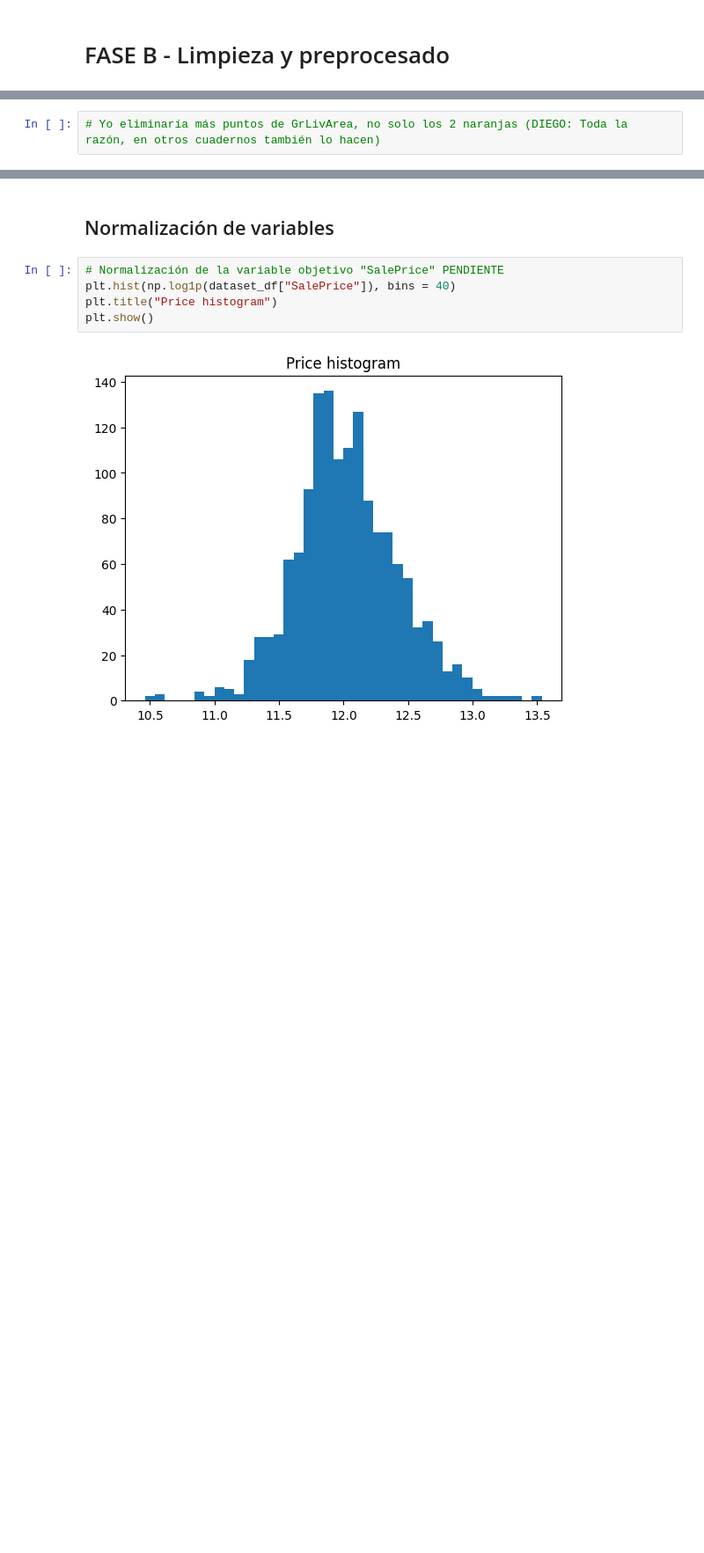
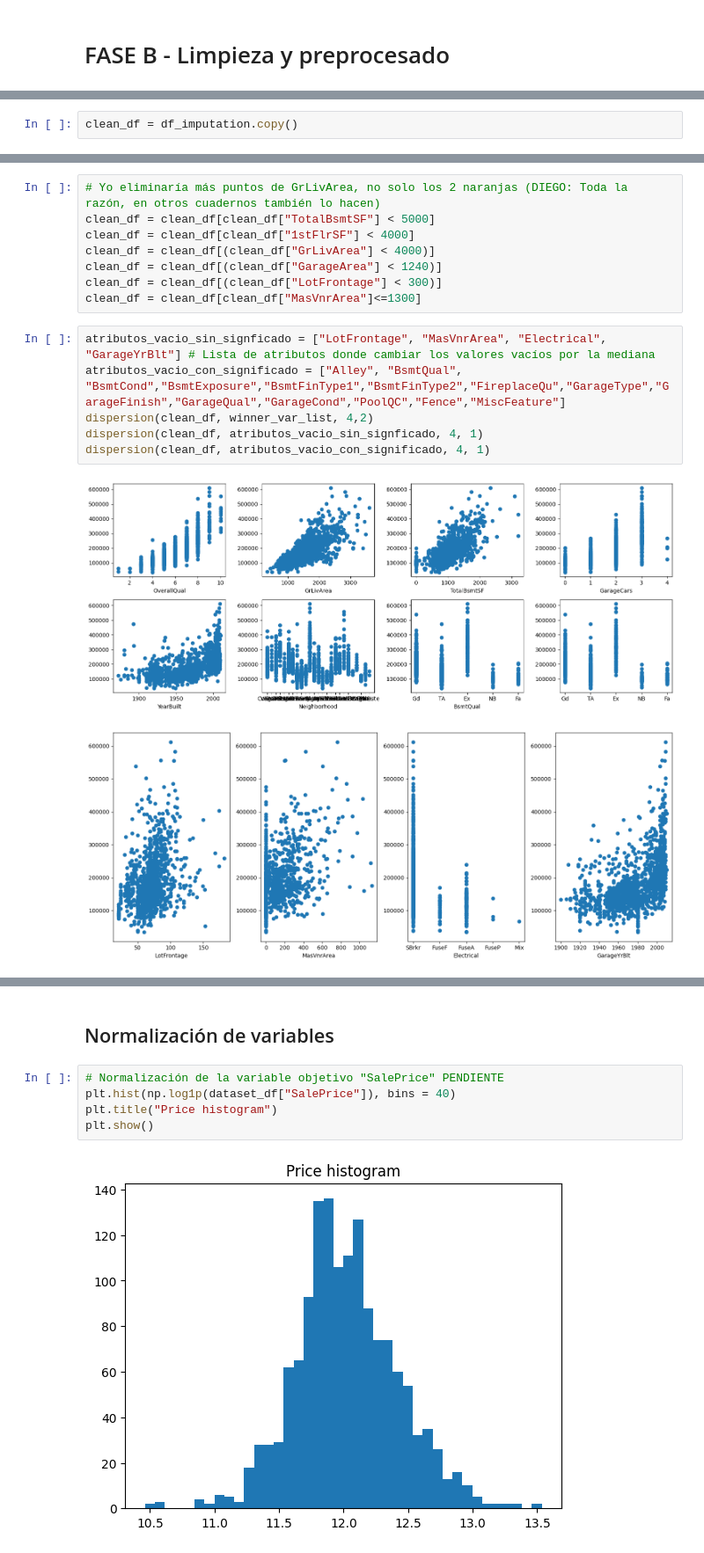
Before and after one commit to LLPB-pixel/TrabajoPrecioCasas, a Jupyter notebook: starting_model.ipynb, the cells around one changed output, grey strips where cells are left out. Shown at 88% size. Cells and saved outputs as stored; diff of their text form; blank space fills up the shorter version.

```diff
--- a/starting_model.ipynb
+++ b/starting_model.ipynb
@@ -175,2 +234,4 @@ Aún queda por cambiar los valores vacíos de : Series([], dtype: int64)
+# %%
+clean_df = df_imputation.copy()
 # %% [markdown]
 ## Eliminación de outliers
@@ -183,2 +249,17 @@ DIEGO: en su momento hice esto
 # %%
 # Yo eliminaría más puntos de GrLivArea, no solo los 2 naranjas (DIEGO: Toda la razón, en otros cuadernos también lo hacen)
+clean_df = clean_df[clean_df["TotalBsmtSF"] < 5000]
+clean_df = clean_df[clean_df["1stFlrSF"] < 4000]
+clean_df = clean_df[(clean_df["GrLivArea"] < 4000)]
+clean_df = clean_df[(clean_df["GarageArea"] < 1240)]
+clean_df = clean_df[(clean_df["LotFrontage"] < 300)]
+clean_df = clean_df[clean_df["MasVnrArea"]<=1300]
+# %%
+atributos_vacio_sin_signficado = ["LotFrontage", "MasVnrArea", "Electrical", "GarageYrBlt"] # Lista de atributos donde cambiar los valores vacíos por la mediana
+atributos_vacio_con_significado = ["Alley", "BsmtQual", "BsmtCond","BsmtExposure","BsmtFinType1","BsmtFinType2","FireplaceQu","GarageType","GarageFinish","GarageQual","GarageCond","PoolQC","Fence","MiscFeature"]
+dispersion(clean_df, winner_var_list, 4,2)
+dispersion(clean_df, atributos_vacio_sin_signficado, 4, 1)
+dispersion(clean_df, atributos_vacio_con_significado, 4, 1)
+# %% [output]
+[figure, added]
+[figure, added]
```
Also changed, not shown: parts of 10 cells of this notebook.
